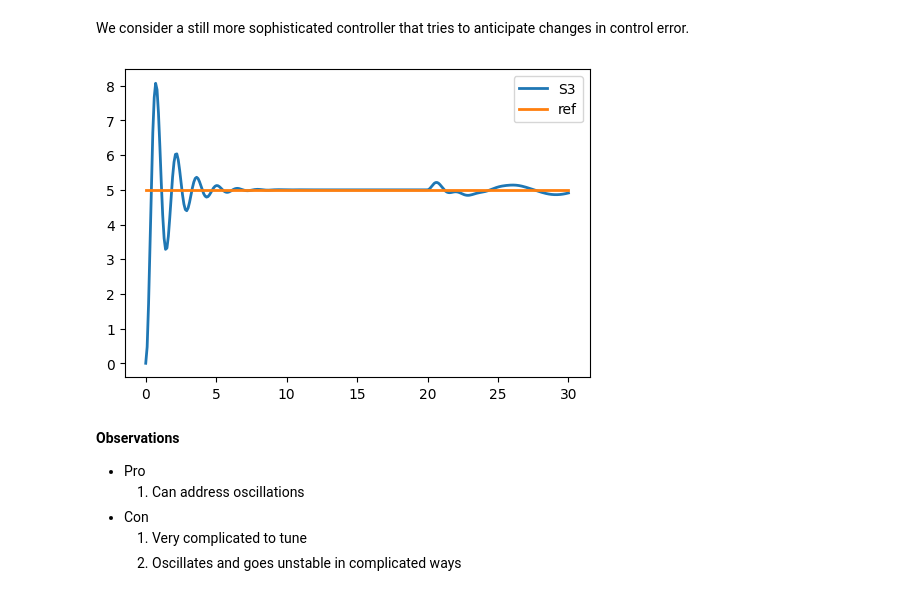
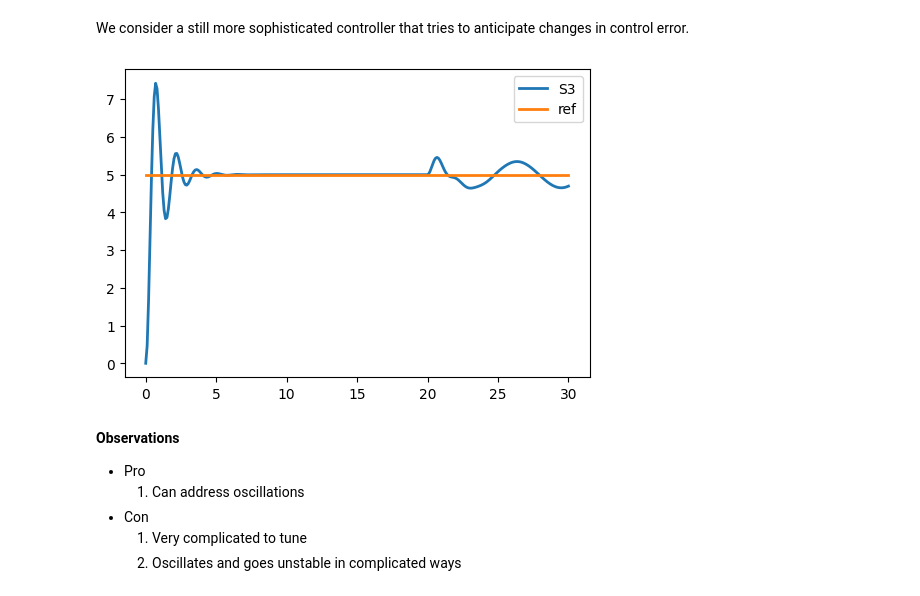
Before and after one commit to joseph-hellerstein/advanced-controls-lectures, a Jupyter notebook: short_class_lectures/Controller_Examples/controller_examples.ipynb, the cells around one changed output. Cells and saved outputs as stored; diff of their text form; code cells hidden in the pictures.

```diff
--- a/short_class_lectures/Controller_Examples/controller_examples.ipynb
+++ b/short_class_lectures/Controller_Examples/controller_examples.ipynb
@@ -143,33 +143,33 @@ We consider a still more sophisticated controller that tries to anticipate chang
 # %%
 model = """
 const S1;
 
 S1 -> S2; k1*(S1 + delta*sin(time))
 S2 -> S3; k2*S2
 S3 -> ; k3*S3
 k1 = 1
 k2 = 2
 k3 = 0.5
 ref = 5
 delta = 0
 $S1 = 5
 at time>20: delta = delta + normal(3, 1);
 
 // Proportional controller
 kP = 10;
-kI = 10
+kI = 5
 kD = 10000
 error := ref - S3
 integral_error = 0
 integral_error' = error
 differential_error = -rateOf(S3)
 S1 := kP*error + kI*integral_error + kD*differential_error
 """
 rr = te.loada(model)
 rr.simulate(0, 30, 300, selections=["time", "S3", "ref"]) # Simulate the interval [0, 10] with 100 points
 rr.plot()
 # %% [output]
-[figure, old version]
+[figure, new version]
 # %% [markdown]
 **Observations**
 * Pro
```
Also changed, not shown: parts of 2 cells of this notebook, 2 other files.
